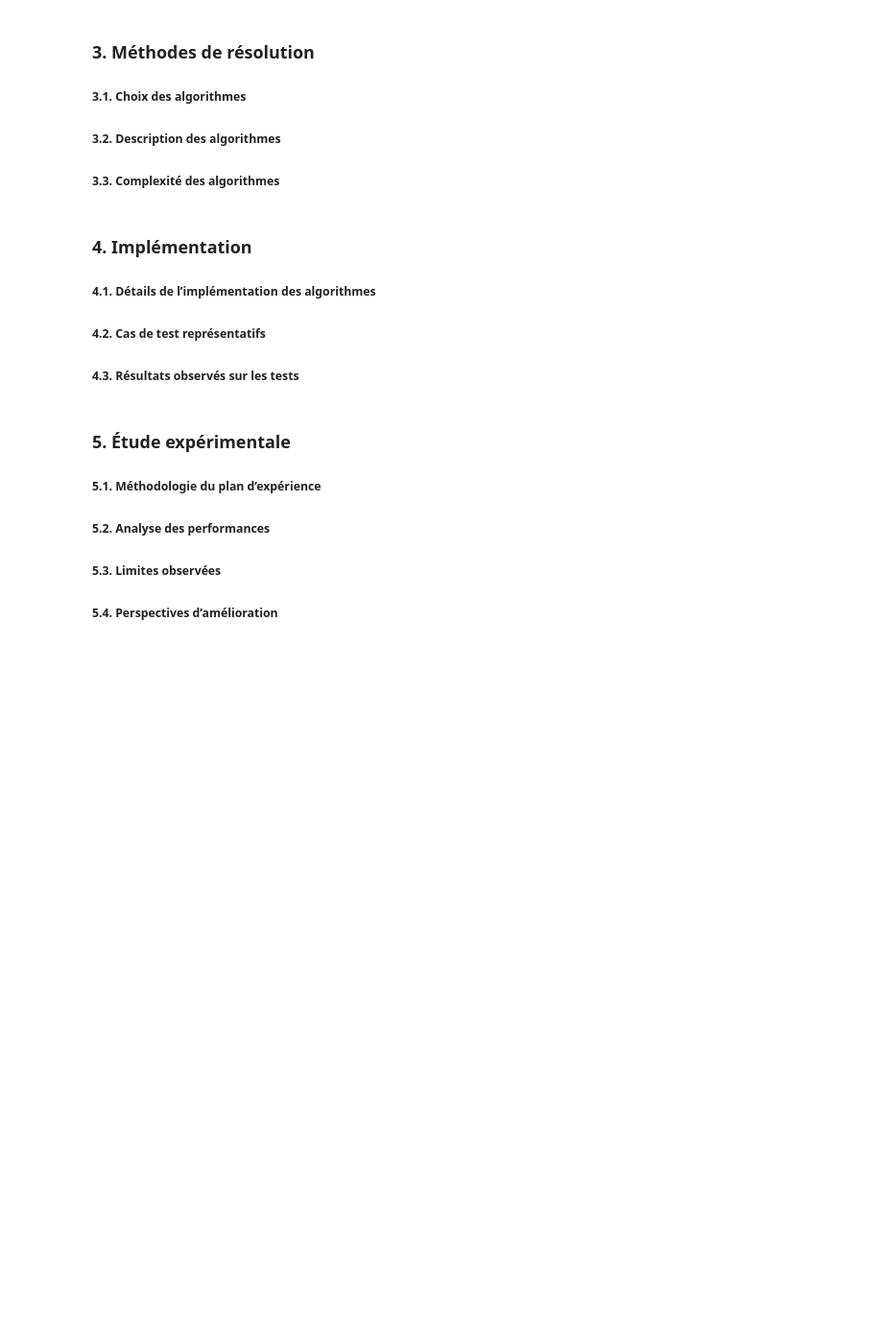
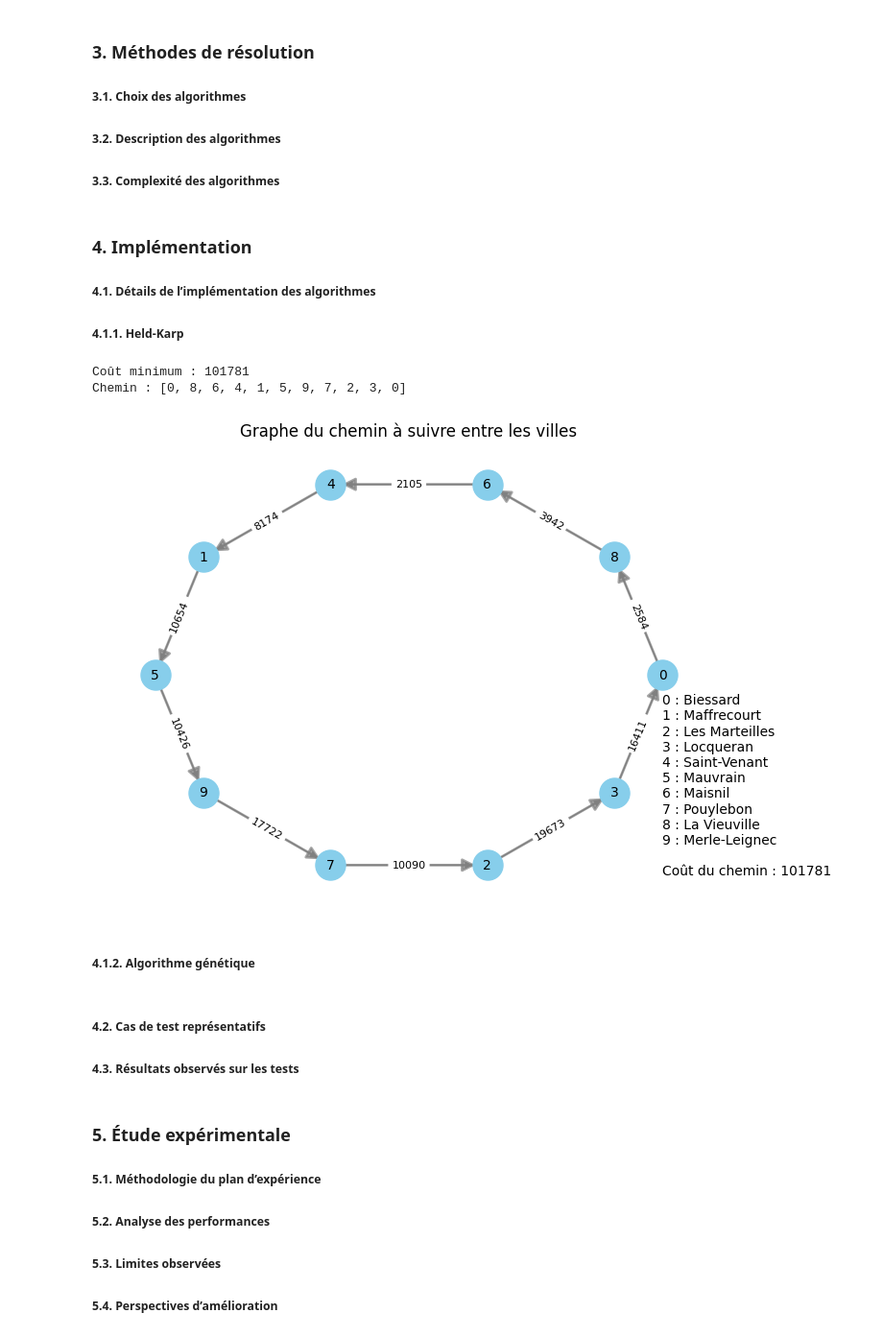
Before and after one commit to noiia/BLOC_RECHERCHE_OPERATIONNELLE, a Jupyter notebook: final_projet.ipynb, the cells around one changed output. Shown at 96% size. Cells and saved outputs as stored; diff of their text form; code cells hidden in the pictures; blank space fills up the shorter version.

Commit message:
[IMP] adding algorithm and data preparator

```diff
--- a/final_projet.ipynb
+++ b/final_projet.ipynb
@@ -102,0 +277,11 @@ Cities = GenerateCityMapFromCSV(10)
+# %%
+### Convert ponderqtion to fit with held-karp
+def convert_matrix(matrix, ponderation_matrix):
+    for i in range(len(matrix)):
+        for j in range(len(matrix)):
+            matrix[i][j][1] = ponderation_matrix[i][j]
+
+    return matrix
+
+converted_matrix = convert_matrix(printable_matrix, ponderation_matrix)
+print(converted_matrix)
@@ -116,8 +436,68 @@ De plus, notre problème est basé sur le **problème du voyageur du commerce (T
 
 ### 4. Implémentation
 ##### 4.1. Détails de l’implémentation des algorithmes
-##### 4.2. Cas de test représentatifs
-##### 4.3. Résultats observés sur les tests
+##### 4.1.1. Held-Karp
+# %%
+import itertools
+from tqdm import tqdm
+def held_karp(dist, start=0):
+
+    n = len(dist)
+    C = {}
+
+    for k in tqdm(range(n)):
+        if k == start:
+            continue
+        C[(frozenset([start, k]), k)] = (dist[start][k][1], [start, k])
+
+    for subset_size in tqdm(range(2, n)):
+        for subset in tqdm(itertools.combinations([i for i in range(n) if i != start], subset_size)):
+            S = frozenset((start,) + subset)
+            for j in subset:
+                prev_subset = S - {j}
+                min_cost = float('inf')
+                min_path = []
+
+                for k in subset:
+                    if k == j:
+                        continue
+                    prev_cost, prev_path = C.get((prev_subset, k), (float('inf'), []))
+                    cost = prev_cost + dist[k][j][1]
+                    if cost < min_cost:
+                        min_cost = cost
+                        min_path = prev_path + [j]
+
+                C[(S, j)] = (min_cost, min_path)
+
+    full_set = frozenset(range(n))
+    min_cost = float('inf')
+    min_path = []
+
+    for k in tqdm(range(n)):
+        if k == start:
+            continue
+        cost, path = C[(full_set, k)]
+        total_cost = cost + dist[k][start][1]
+        if total_cost < min_cost:
+            min_cost = total_cost
+            min_path = path + [start]
+
+    return min_cost, min_path
+
+min_cost, path = held_karp(converted_matrix, start=0)
+print(f"Coût minimum : {min_cost}\nChemin : {path}")
+generate_hamiltonian_graph(path, min_cost, converted_matrix, Cities)
+generate_hamiltonian_map(path, Cities)
+# %% [output]
+Coût minimum : 101781
+Chemin : [0, 8, 6, 4, 1, 5, 9, 7, 2, 3, 0]
+[figure, added]
+# %% [markdown]
+##### 4.1.2. Algorithme génétique
+# %% [markdown]
+
+##### 4.2. Cas de test représentatifs
+##### 4.3. Résultats observés sur les tests
 # %% [markdown]
 ### 5. Étude expérimentale
 ##### 5.1. Méthodologie du plan d’expérience
```
Also changed, not shown: parts of 6 cells of this notebook, 4 other files.
